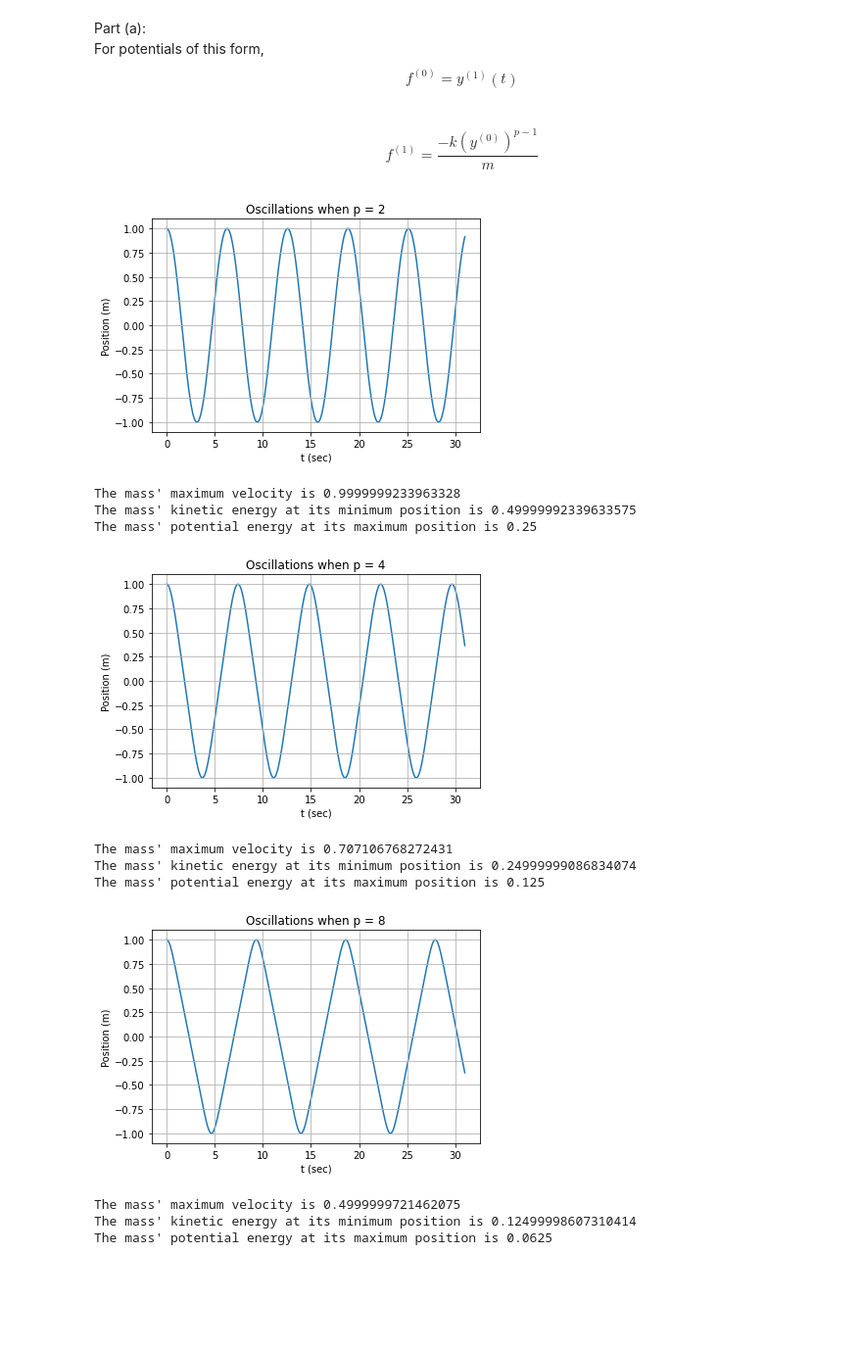
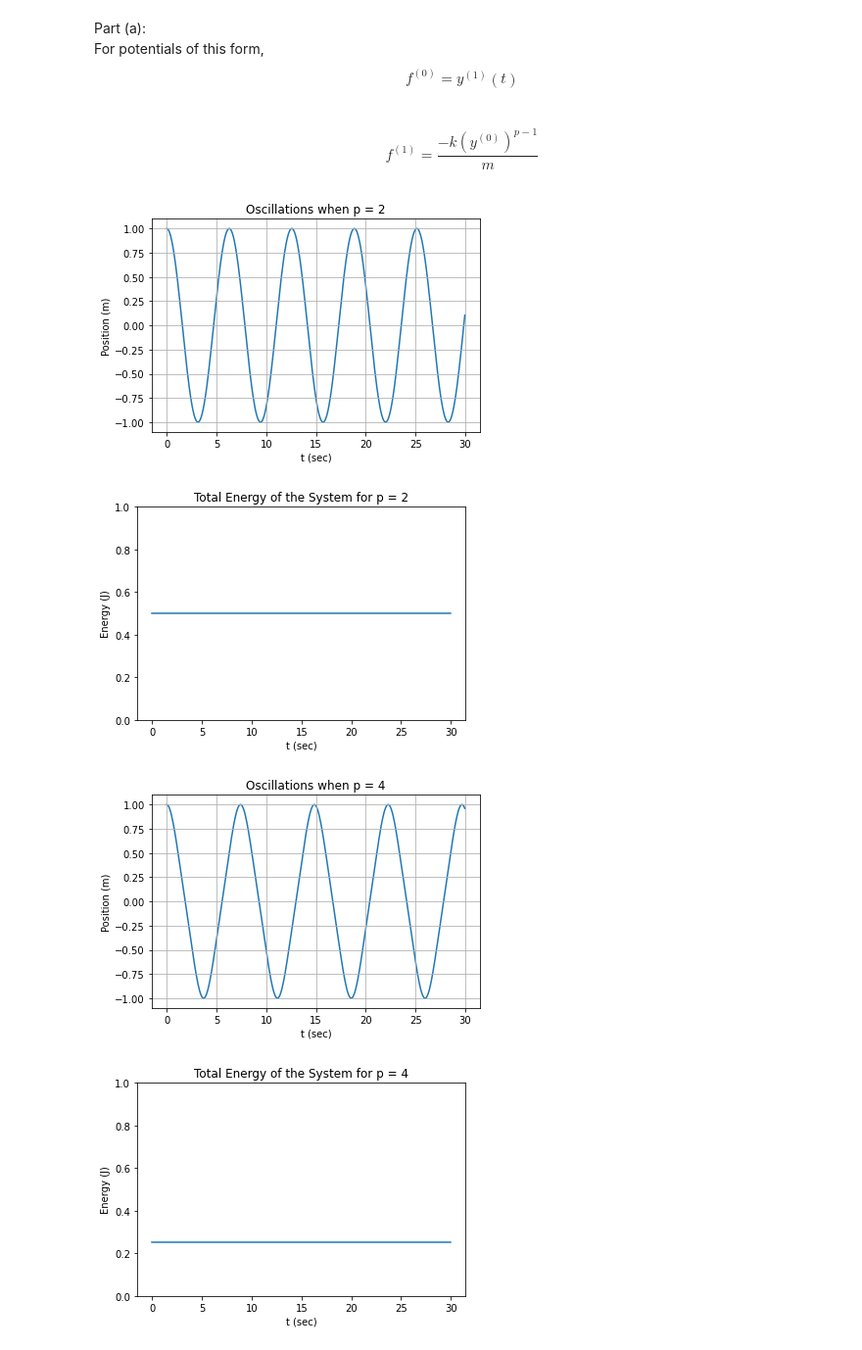
Before and after one commit to JSheare/Computational-Physics, a Jupyter notebook: Exercise Set 5.ipynb, the cells around one changed output. Shown at 98% size. Saved outputs shown, nothing was run; the diff lists cells and outputs as text; code cells hidden in the pictures; blank space fills up the shorter version.

```diff
--- a/Exercise Set 5.ipynb
+++ b/Exercise Set 5.ipynb
@@ -178,36 +157,0 @@ def hook_8(t, y, function_return):
-# %%
-func_list = [hook_2, hook_4, hook_8]
-p = 2
-for func in func_list:
-    m = 1
-    k = 1
-    initial_conditions = [1, 0]
-    ode_results = rk4_vector(0, 31, 1000, func, initial_condition)
-    plt.plot(ode_results[0], ode_results[1], zorder=1)
-    plt.xlabel('t (sec)')
-    plt.ylabel('Position (m)')
-    plt.grid(True)
-    plt.title(f'Oscillations when p = {p}')
-    plt.show()
-    p *= 2
-
-    max_vel = np.amax(ode_results[2])
-    kinetic_energy = 1/2 * m * max_vel**2
-    potential_energy = 1/(p) * k * initial_conditions[0]**(p)
-    print(f"The mass' maximum velocity is {max_vel}")
-    print(f"The mass' kinetic energy at its minimum position is {kinetic_energy}")
-    print(f"The mass' potential energy at its maximum position is {potential_energy}")
-    print('\n')
-# %% [output]
-[figure, removed]
-The mass' maximum velocity is 0.9999999233963328
-The mass' kinetic energy at its minimum position is 0.49999992339633575
-The mass' potential energy at its maximum position is 0.25
-[figure, removed]
-The mass' maximum velocity is 0.707106768272431
-The mass' kinetic energy at its minimum position is 0.24999999086834074
-The mass' potential energy at its maximum position is 0.125
-[figure, removed]
-The mass' maximum velocity is 0.4999999721462075
-The mass' kinetic energy at its minimum position is 0.12499998607310414
-The mass' potential energy at its maximum position is 0.0625
@@ -213,0 +185,30 @@ The mass' potential energy at its maximum position is 0.0625
+# %%
+func_list = [hook_2, hook_4, hook_8]
+dt = 0.05
+t = np.arange(0, 30, dt)
+p = 2
+for func in func_list:
+    m = 1
+    k = 1
+    initial_conditions = [1, 0]
+    ode_results = integrate.odeint(func, initial_conditions, t)
+    plt.plot(t, ode_results[:, 0], zorder=1)
+    plt.xlabel('t (sec)')
+    plt.ylabel('Position (m)')
+    plt.grid(True)
+    plt.title(f'Oscillations when p = {p}')
+    plt.show()
+
+    energy = (1/2)*m*ode_results[:, 1]**2 + (1/p)*k*ode_results[:, 0]**p
+    plt.plot(t, energy)
+    plt.xlabel('t (sec)')
+    plt.ylabel('Energy (J)')
+    plt.ylim(0, 1)
+    plt.title(f'Total Energy of the System for p = {p}')
+    plt.show()
+    p *= 2
+# %% [output]
+[figure, added]
+[figure, added]
+[figure, added]
+[figure, added]
```
Also changed, not shown: parts of 6 cells of this notebook.
